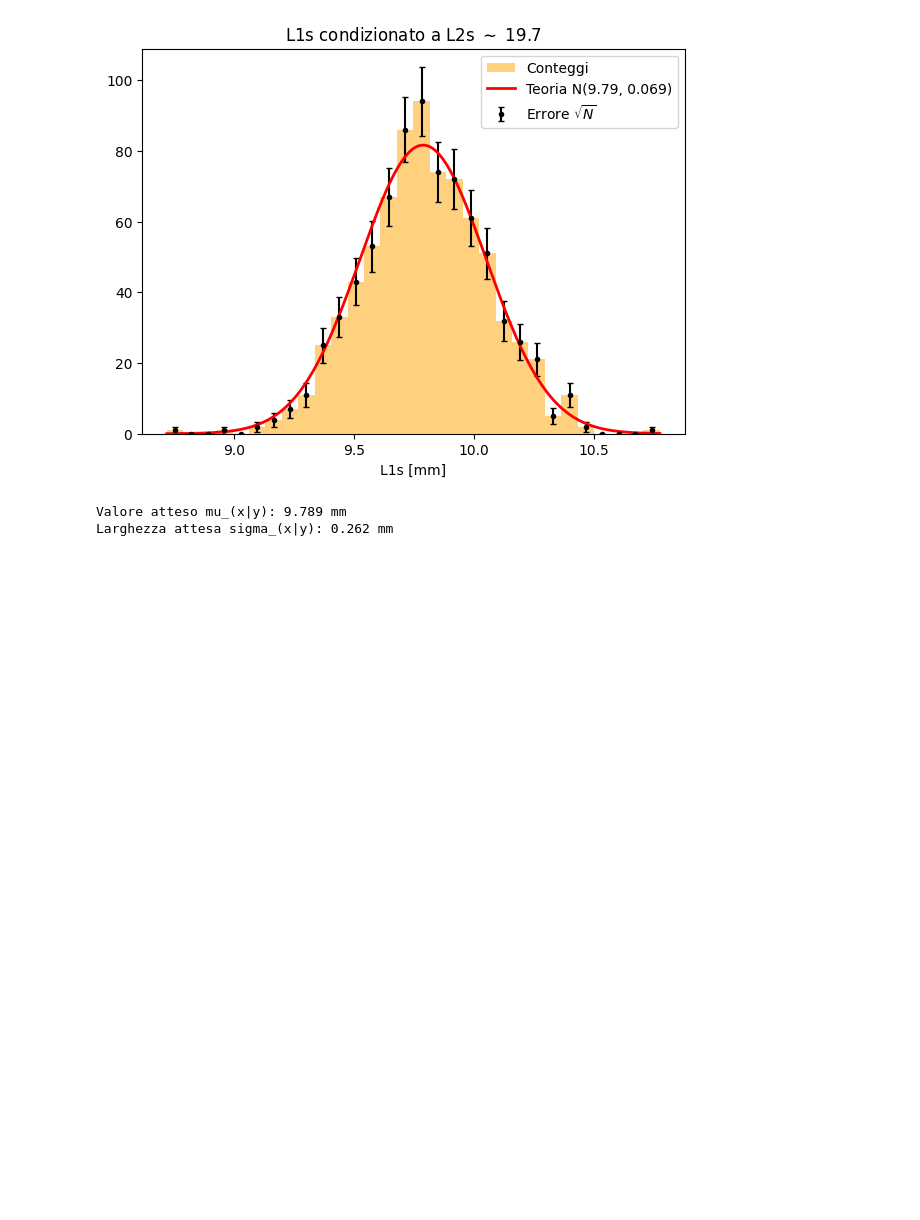
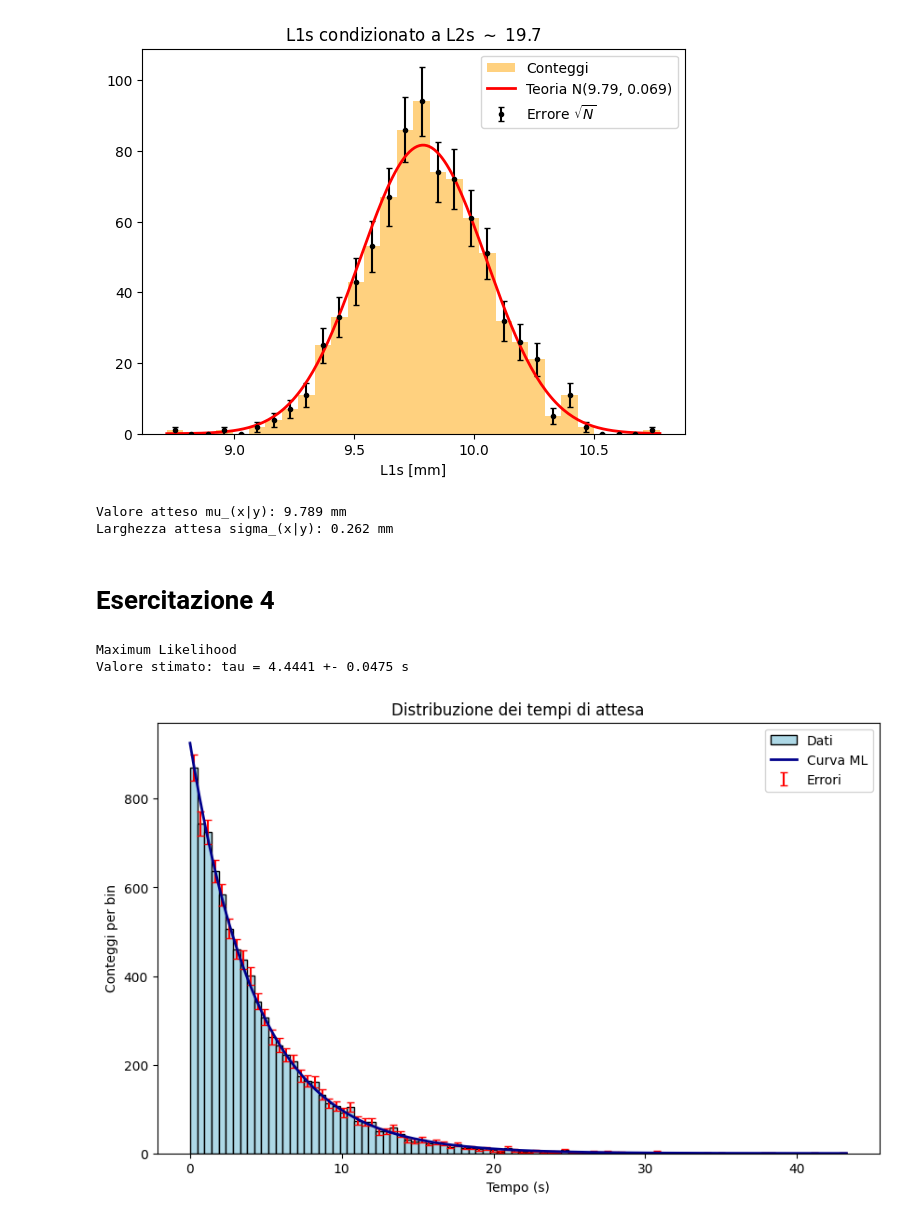
Before and after one commit to Its-mics/Statistica, a Jupyter notebook: laboratorio/Esercitazioni/File_Esercitazioni.ipynb, the cells around one changed output. Drawn from its saved outputs; the diff is of its cells as text; code cells hidden in the pictures; blank space fills up the shorter version.

Commit message:
esercitaz

```diff
--- a/laboratorio/Esercitazioni/File_Esercitazioni.ipynb
+++ b/laboratorio/Esercitazioni/File_Esercitazioni.ipynb
@@ -631,3 +631,48 @@ print(f"Larghezza attesa sigma_(x|y): {sigma_cond_teo:.3f} mm")
 [figure]
 Valore atteso mu_(x|y): 9.789 mm
 Larghezza attesa sigma_(x|y): 0.262 mm
+# %% [markdown]
+# Esercitazione 4
+# %%
+import numpy as np
+import matplotlib.pyplot as plt
+from scipy.special import loggamma
+
+plt.rcParams['figure.figsize'] = (10, 6)
+# %%
+
+file = "dati/gruppo3.txt"
+dati = np.loadtxt(file) / 1000.0 # Conversione da ms a s
+
+N = len(dati)
+
+# Maximum Likelihood
+stima_tau = np.mean(dati)
+var_tau = (stima_tau**2) / N
+sigma_tau = np.sqrt(var_tau)
+
+print("Maximum Likelihood")
+print(f"Valore stimato: tau = {stima_tau:.4f} +- {sigma_tau:.4f} s")
+
+# istogramma
+n, bins, _ = plt.hist(dati, bins='auto', color='lightblue', edgecolor='black', label='Dati')
+delta_x = bins[1] - bins[0]
+centri = 0.5 * (bins[1:] + bins[:-1])
+
+#barre di errore
+plt.errorbar(centri, n, yerr=np.sqrt(n), fmt='none', color='red', capsize=3, label='Errori')
+
+#curva
+t_plot = np.linspace(0, np.max(dati), 200)
+pdf_exp = np.exp(-t_plot / stima_tau) / stima_tau
+plt.plot(t_plot, pdf_exp * (N * delta_x), color='darkblue', lw=2, label='Curva ML')
+
+plt.title("Distribuzione dei tempi di attesa")
+plt.xlabel("Tempo (s)")
+plt.ylabel("Conteggi per bin")
+plt.legend()
+plt.show()
+# %% [output]
+Maximum Likelihood
+Valore stimato: tau = 4.4441 +- 0.0475 s
+[figure, added]
```
Also changed, not shown: parts of 7 cells of this notebook, 1 other file.
